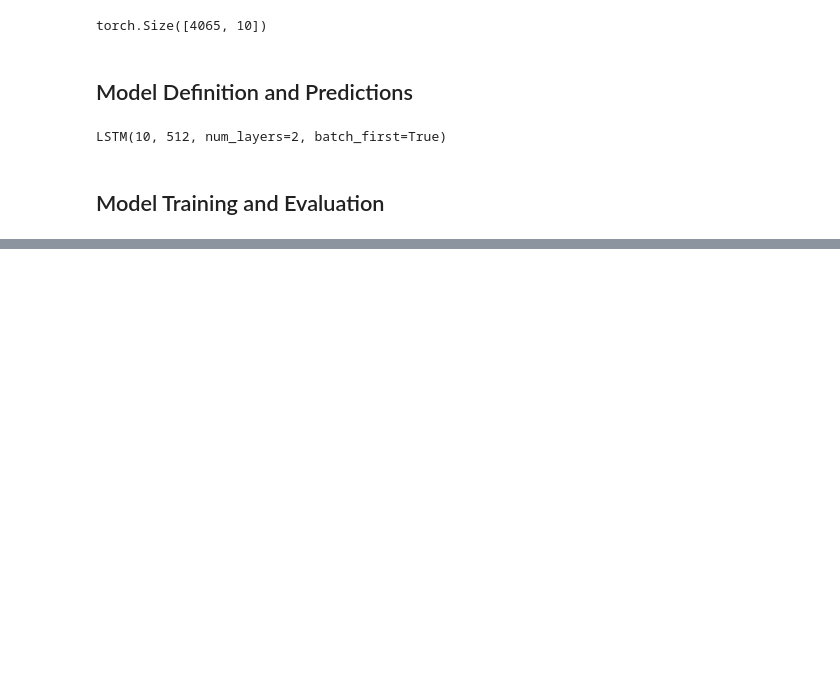
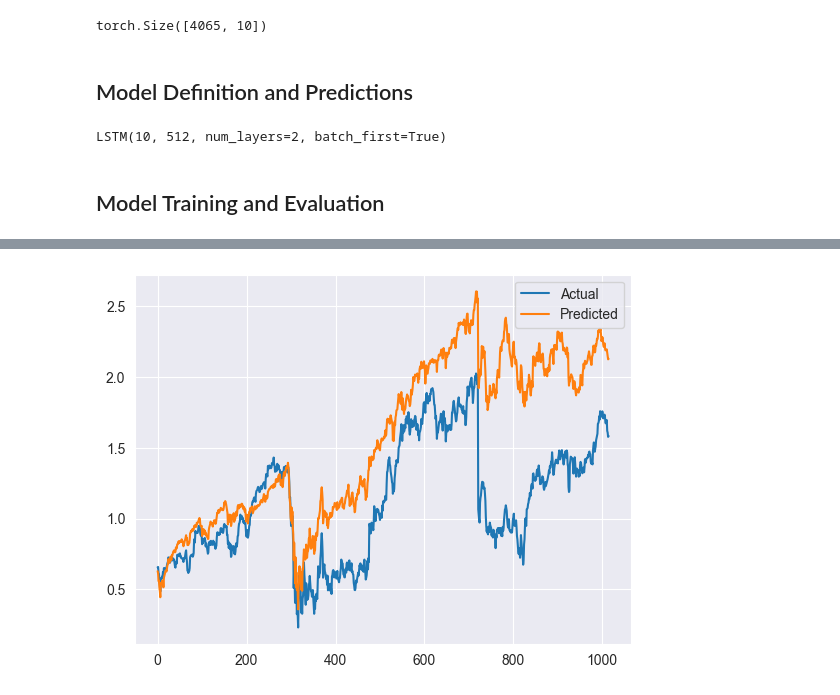
Before and after one commit to psharma1544/JupyterNotebooks, a Jupyter notebook: LLMs/PredictiveModeling_Pytorch.ipynb, the cells around one changed output, grey strips where cells are left out. Drawn from its saved outputs; the diff is of its cells as text; code cells hidden in the pictures; blank space fills up the shorter version.

```diff
--- a/LLMs/PredictiveModeling_Pytorch.ipynb
+++ b/LLMs/PredictiveModeling_Pytorch.ipynb
@@ -419,0 +430,21 @@ plt.show()
+# %%
+hist = np.zeros(num_epochs)
+start_time = time.time()
+gru = []
+
+for t in range(num_epochs):
+    counter = 1
+    for batch in train_loader:
+        x_batch, y_batch = batch
+        x_batch = x_batch.reshape(5, -1, input_dim)
+        y_train_pred = model_gru(x_batch)
+        loss = criterion(y_train_pred, y_batch)
+
+        optimizer.zero_grad()
+        loss.backward()
+        optimizer.step()
+        if counter % 100 == 0:
+            print(f'Epoch:{t:}, Batch:{counter}, Loss: {loss.item():.4f}')
+        counter += 1
+training_time = time.time()-start_time
+print("Training time: {}".format(training_time))
@@ -419,0 +469,20 @@ plt.show()
+# %%
+# Make predictions on the test dataset
+model_gru.eval()
+test_labels = []
+test_preds = []
+with torch.no_grad():
+    for batch in test_loader:
+        inputs, labels = batch
+        test_labels.extend(labels.cpu().numpy().flatten()) # Add observed values to list
+        inputs = inputs.reshape(5, -1, input_dim)
+        outputs = model_gru(inputs)
+        test_preds.extend(outputs.cpu().numpy().flatten()) # Add predicted values to list
+
+# Plot predictions against actual values
+plt.plot(test_labels, label='Actual')
+plt.plot(test_preds, label='Predicted')
+plt.legend()
+plt.show()
+# %% [output]
+[figure, added]
```
Also changed, not shown: parts of 17 cells of this notebook.
